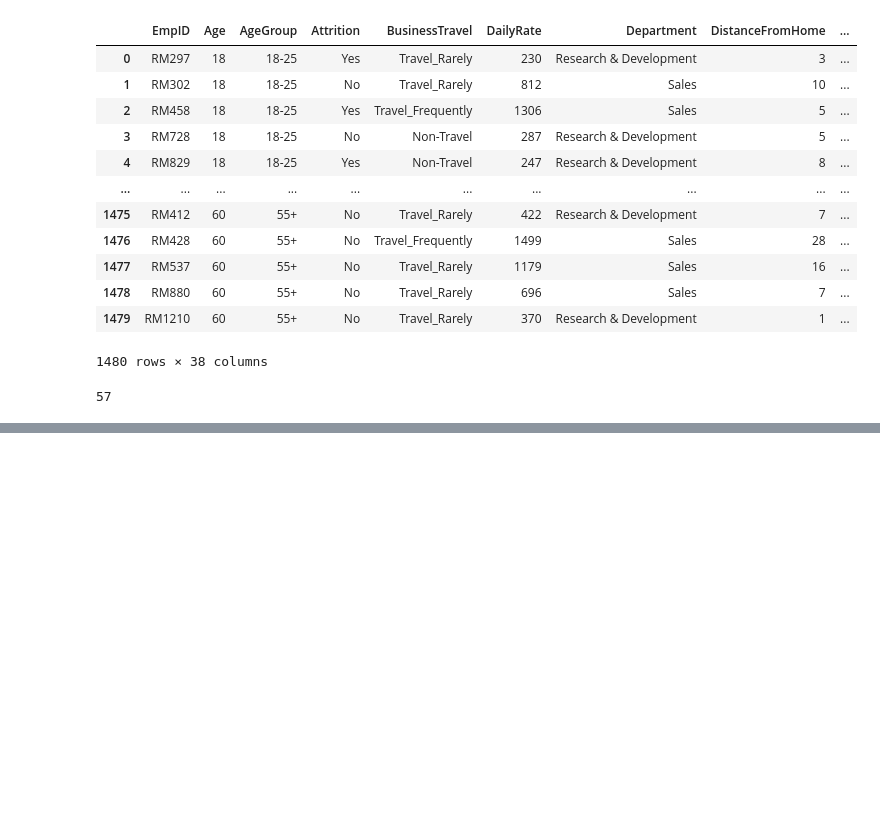
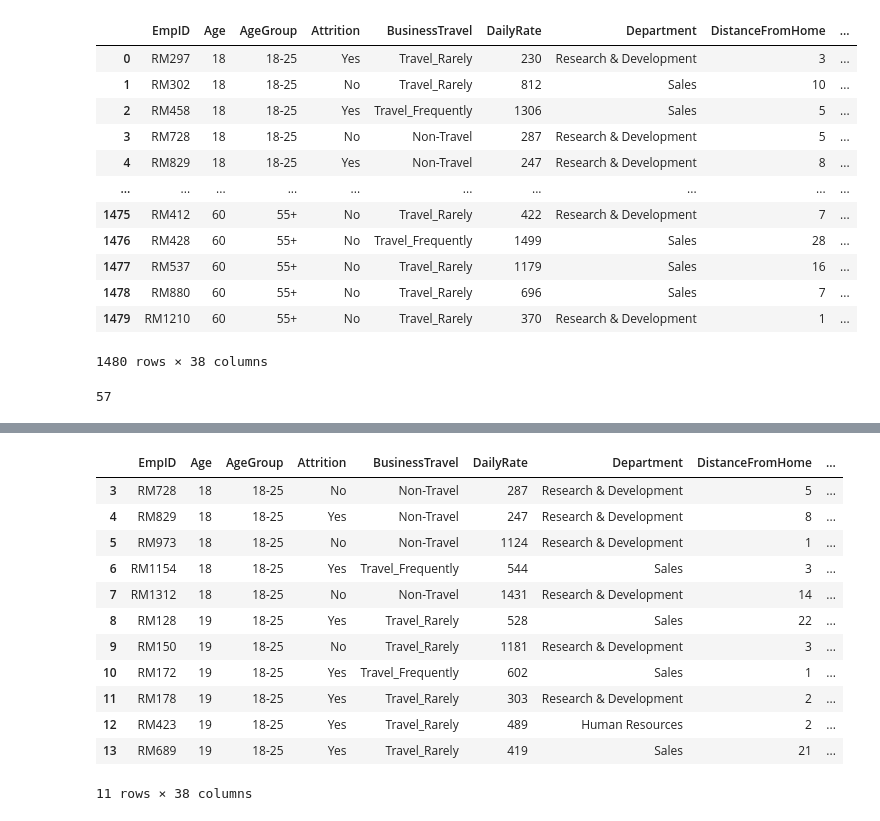
Before and after one commit to tusharmaurya267/Python_basic, a Jupyter notebook: pandas.ipynb, the cells around one changed output, grey strips where cells are left out. Saved outputs shown, nothing was run; the diff lists cells and outputs as text; code cells hidden in the pictures; blank space fills up the shorter version.

```diff
--- a/pandas.ipynb
+++ b/pandas.ipynb
@@ -319,0 +445,19 @@ df.replace(to_replace=25 , method = 'ffill')
+# %%
+df=pd.read_csv("HR_Analytics.csv")
+df
+# %%
+df.loc[3:13]
+# %% [output]
+|  | EmpID | Age | AgeGroup | Attrition | BusinessTravel | DailyRate | Department | DistanceFromHome | ... |
+| 3 | RM728 | 18 | 18-25 | No | Non-Travel | 287 | Research & Development | 5 | ... |
+| 4 | RM829 | 18 | 18-25 | Yes | Non-Travel | 247 | Research & Development | 8 | ... |
+| 5 | RM973 | 18 | 18-25 | No | Non-Travel | 1124 | Research & Development | 1 | ... |
+| 6 | RM1154 | 18 | 18-25 | Yes | Travel_Frequently | 544 | Sales | 3 | ... |
+| 7 | RM1312 | 18 | 18-25 | No | Non-Travel | 1431 | Research & Development | 14 | ... |
+| 8 | RM128 | 19 | 18-25 | Yes | Travel_Rarely | 528 | Sales | 22 | ... |
+| 9 | RM150 | 19 | 18-25 | No | Travel_Rarely | 1181 | Research & Development | 3 | ... |
+| 10 | RM172 | 19 | 18-25 | Yes | Travel_Frequently | 602 | Sales | 1 | ... |
+| 11 | RM178 | 19 | 18-25 | Yes | Travel_Rarely | 303 | Research & Development | 2 | ... |
+| 12 | RM423 | 19 | 18-25 | Yes | Travel_Rarely | 489 | Human Resources | 2 | ... |
+| 13 | RM689 | 19 | 18-25 | Yes | Travel_Rarely | 419 | Sales | 21 | ... |
+11 rows × 38 columns
```
Also changed, not shown: parts of 34 cells of this notebook.
